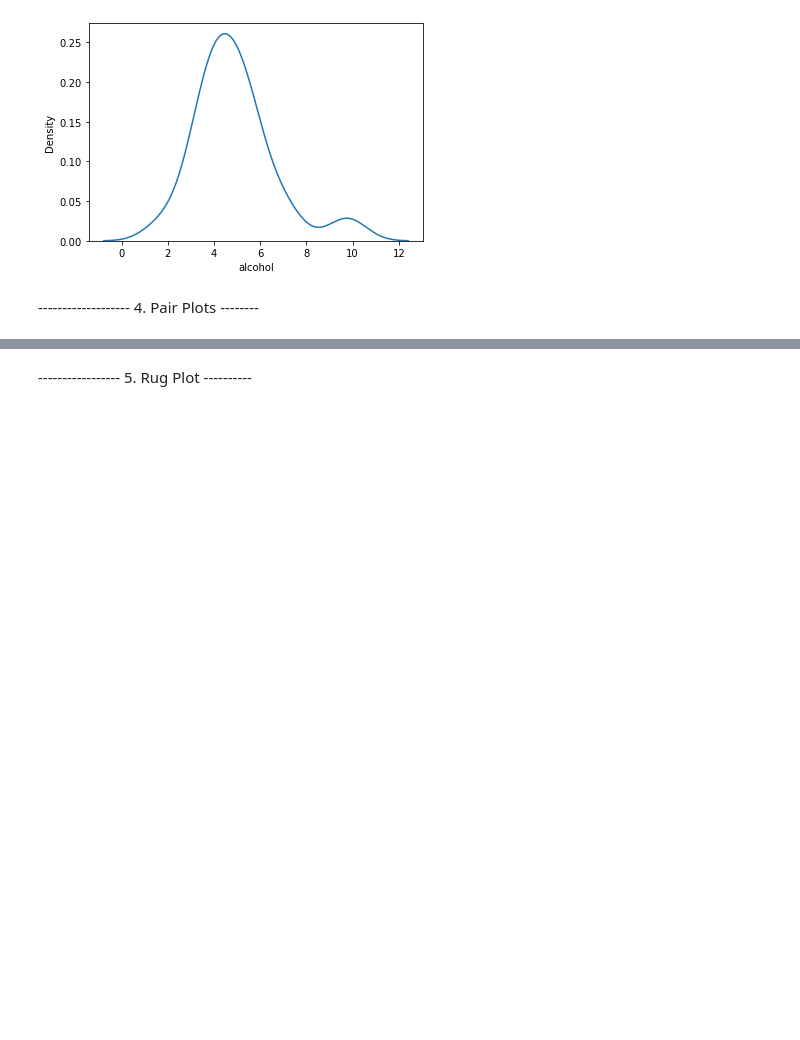
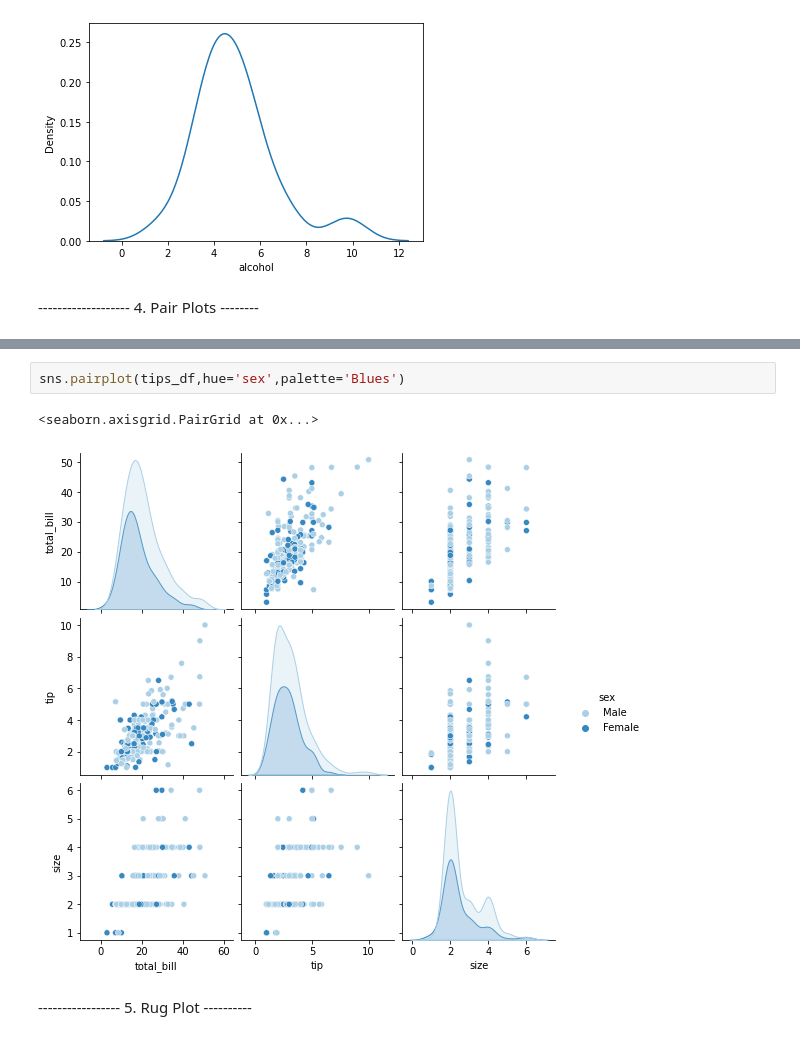
Before and after one commit to otkhwae/Seaborn, a Jupyter notebook: Seaborn_tut.ipynb, the cells around one changed output, grey strips where cells are left out. Cells and saved outputs as stored; diff of their text form; blank space fills up the shorter version.

```diff
--- a/Seaborn_tut.ipynb
+++ b/Seaborn_tut.ipynb
@@ -81,3 +89,8 @@ print(12345)
+# %%
+sns.pairplot(tips_df,hue='sex',palette='Blues')
+# %% [output]
+<seaborn.axisgrid.PairGrid at 0x...>
+[figure, added]
 # %% [markdown]
 ----------------- 5. Rug Plot ----------
 # %% [markdown]
```
Also changed, not shown: parts of 3 cells of this notebook.
